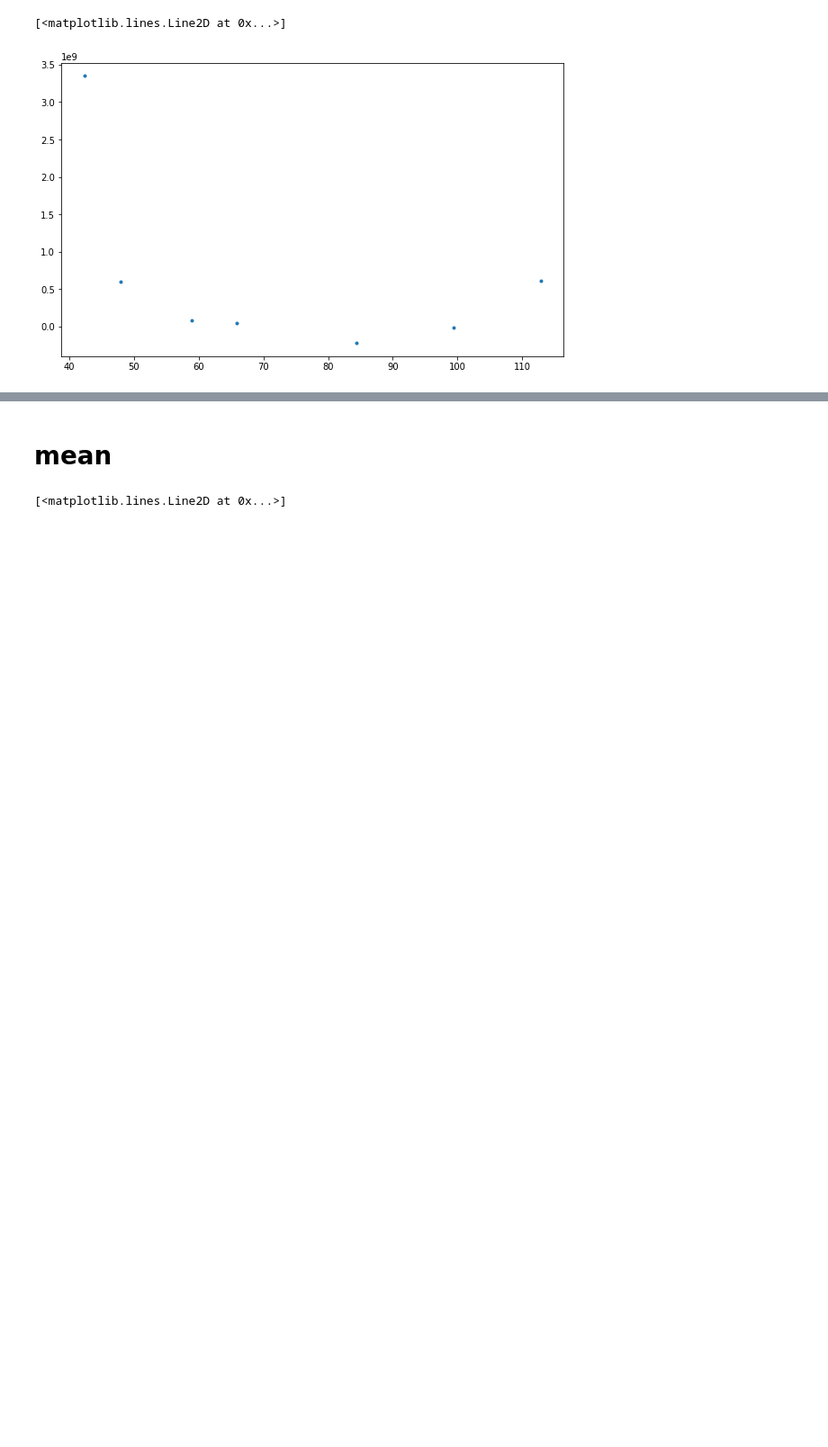
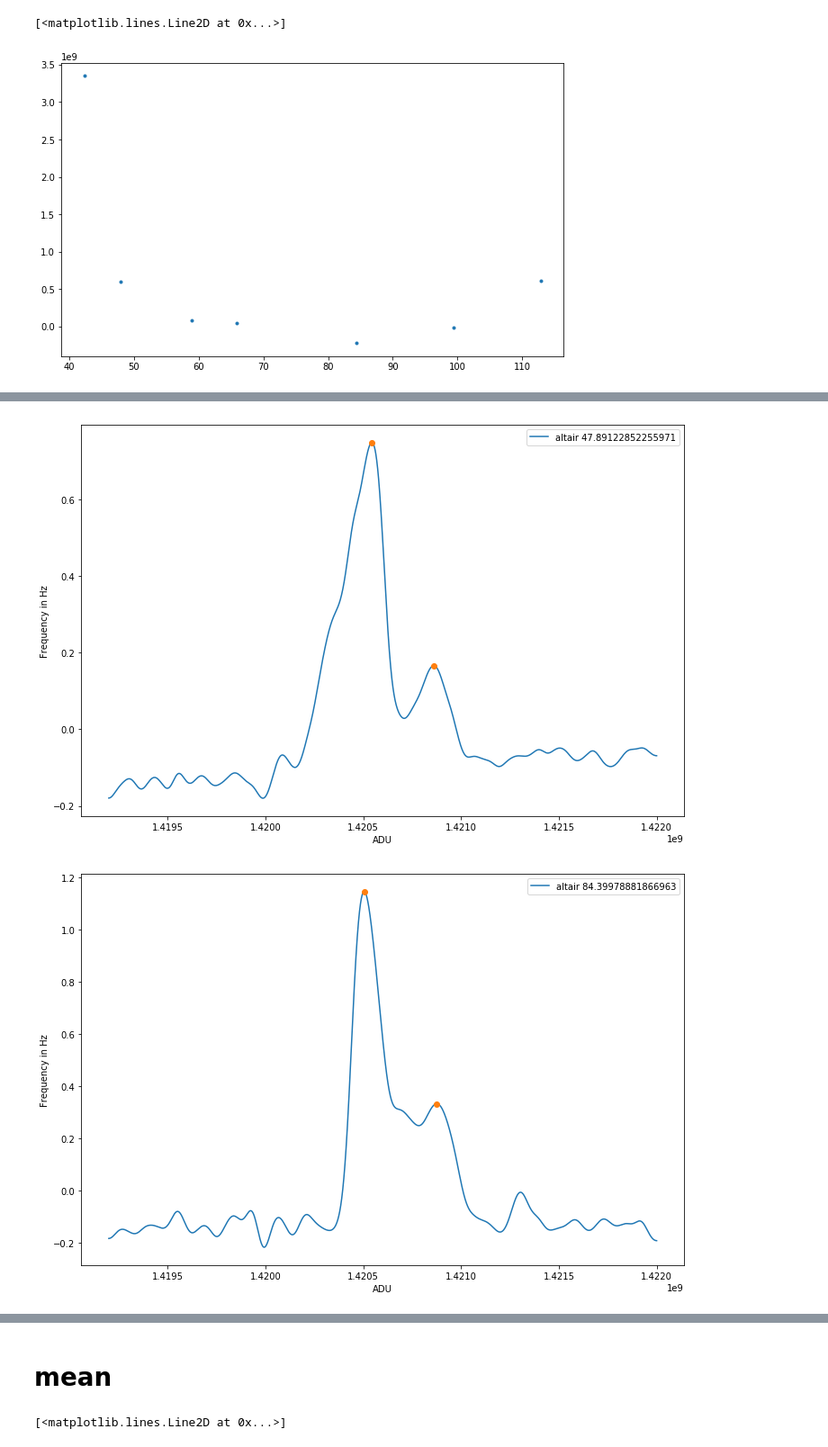
Before and after one commit to ShaabanM/ast2050_lab3, a Jupyter notebook: Analysis.ipynb, the cells around one changed output, grey strips where cells are left out. Shown at 90% size. Drawn from its saved outputs; the diff is of its cells as text; code cells hidden in the pictures; blank space fills up the shorter version.

```diff
--- a/Analysis.ipynb
+++ b/Analysis.ipynb
@@ -336,10 +366,10 @@ def get_v(l0,l1):
     return ((l0-l1)/l0)*299792
 
 def get_vt(vlos,l,b):
-    return (255*np.sin(l*np.pi/180) + vlos)#*np.cos(b/180*np.pi)
+    return (255*np.sin(l*np.pi/180) + vlos)*np.cos(b/180*np.pi)
 
 def get_rt(l,b):
-        return 8*np.sin(l*np.pi/180)#*np.cos(b/180*np.pi)
+        return 8*np.sin(l*np.pi/180)*np.cos(b/180*np.pi)
 # %%
 def get_vs(peaks):
     vs = []
@@ -685,0 +782,49 @@ plt.plot(longs,mus, '.')
+# %%
+keys = list(locg.keys())
+longs = []
+lats = []
+peaks = []
+mults = []
+
+for i in range(1,len(keys)):
+    x = data_2[keys[i-1]].astype(float)[::,0]
+    y = data_2[keys[i-1]].astype(float)[::,1] - data_2["off"].astype(float)[::,1]
+    x = x[int(len(x)/2.5):int(len(x)*3/4)]
+    y = y[int(len(y)/2.5):int(len(y)*3/4)]
+    mults.insert(i,x*y)
+
+    #for j in range(12):
+      #  y[np.argmax(y)] = np.mean(y)
+       # y[np.argmin(y)] = np.mean(y)
+
+    sig = gaussian_filter(y,50)
+    signal = sig - np.mean(sig)
+
+    #Get all signal peaks
+    peak, _ = find_peaks(signal,height=0 )
+
+    long = locg[keys[i-1]].l.deg
+    lat = locg[keys[i-1]].b.deg
+
+    for i in range(len(peak)):
+        if len(peak) <= 3:
+            arg = 1;
+        else:
+            arg = 2
+
+    peaks.insert(i-1, x[peak[arg]])
+    longs.insert(i-1,long)
+    lats.insert(i-1,lat)
+
+    #print(np.mean(x*y))
+    #print(peak)
+    #print(x[peak[arg]],lat,long)
+    plt.figure()
+    plt.plot(x,signal,label = keys[i-1]+ " " + str(long))
+    plt.plot(x[peak],signal[peak],'o')
+    plt.xlabel("ADU")
+    plt.ylabel("Frequency in Hz")
+    plt.legend();
+# %% [output]
+[figure, added]
+[figure, added]
```
Also changed, not shown: parts of 24 cells of this notebook, 1 other file.
